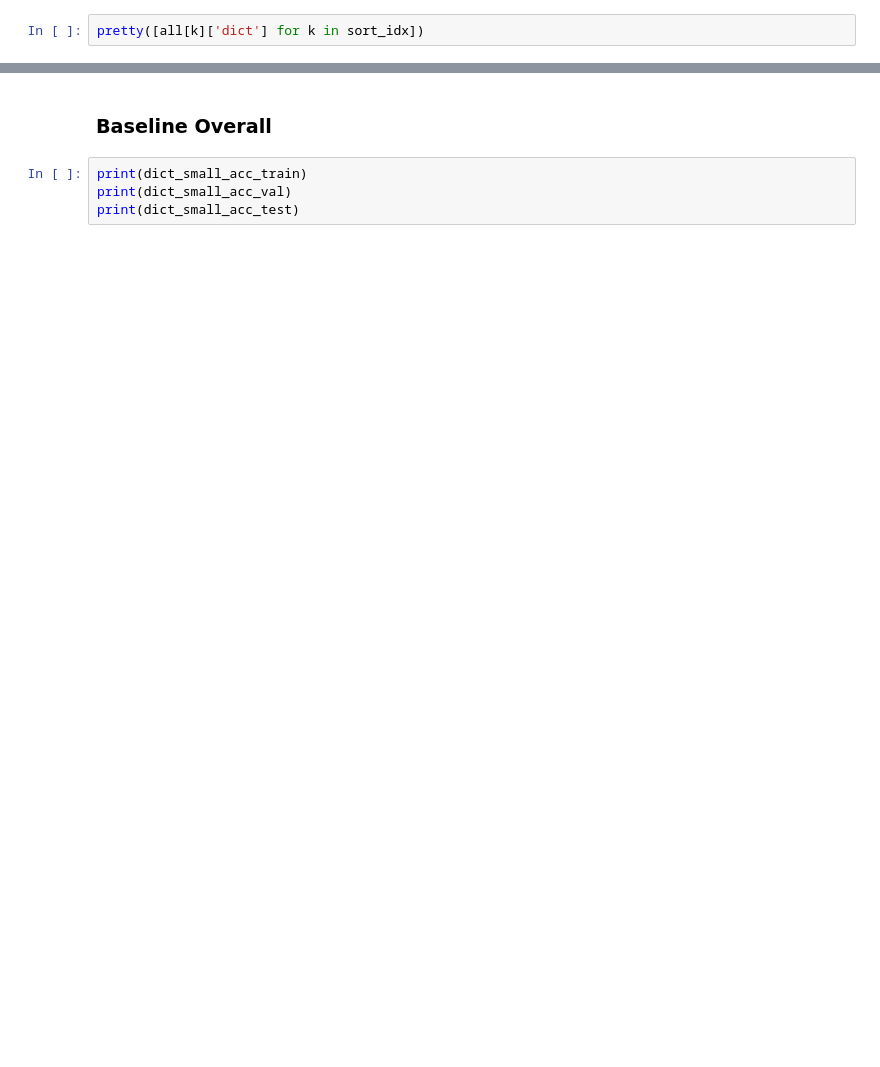
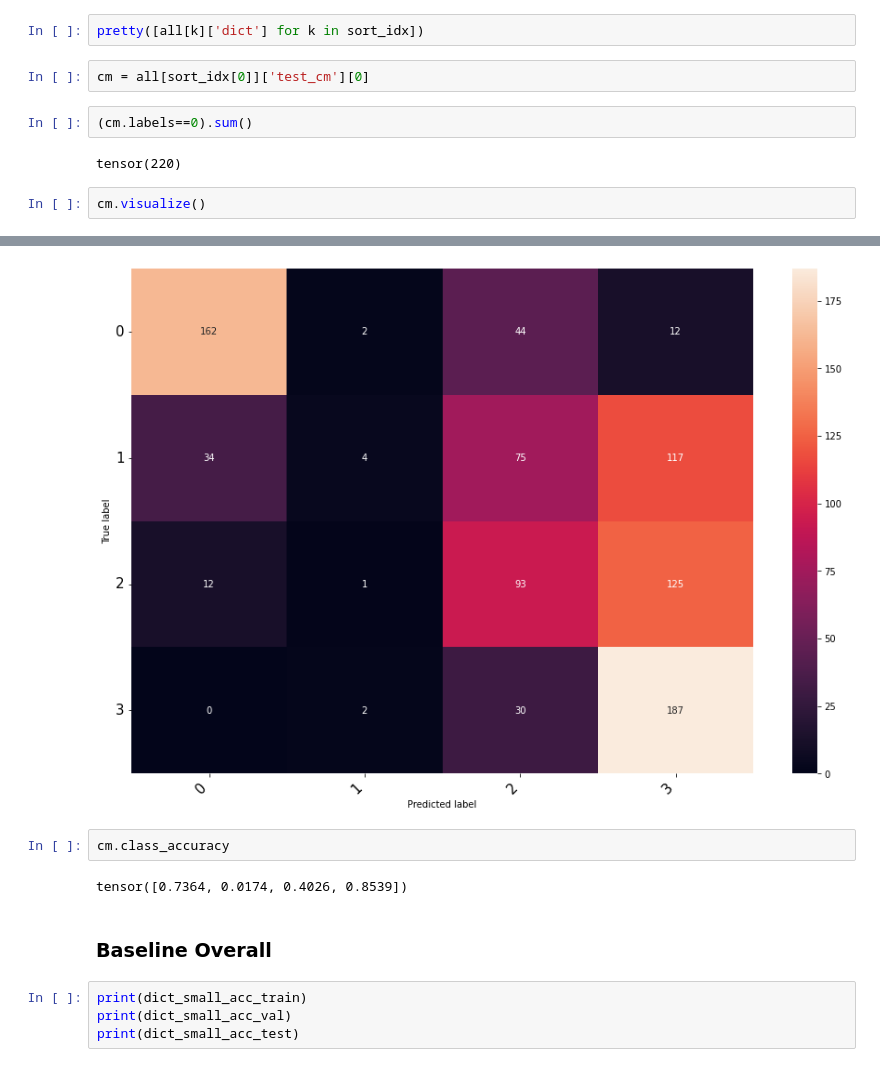
Before and after one commit to vibalcam/gnn-systemic-risk, a Jupyter notebook: notebooks/big_network/models_clas_0.3/models_training.ipynb, the cells around one changed output, grey strips where cells are left out. Drawn from its saved outputs; the diff is of its cells as text; blank space fills up the shorter version.

```diff
--- a/notebooks/big_network/models_clas_0.3/models_training.ipynb
+++ b/notebooks/big_network/models_clas_0.3/models_training.ipynb
@@ -389,2 +389,11 @@ all[sort_idx[0]]['dict']
 # %%
 pretty([all[k]['dict'] for k in sort_idx])
+# %%
+cm = all[sort_idx[0]]['test_cm'][0]
+# %%
+(cm.labels==0).sum()
+# %% [output]
+tensor(220)
+# %%
+cm.visualize()
+# %% [output]
@@ -391,3 +401,8 @@ pretty([all[k]['dict'] for k in sort_idx])
+[figure, added]
+# %%
+cm.class_accuracy
+# %% [output]
+tensor([0.7364, 0.0174, 0.4026, 0.8539])
 # %% [markdown]
 ### Baseline Overall
 # %%
```
Also changed, not shown: parts of 21 cells of this notebook, 2 other files.
